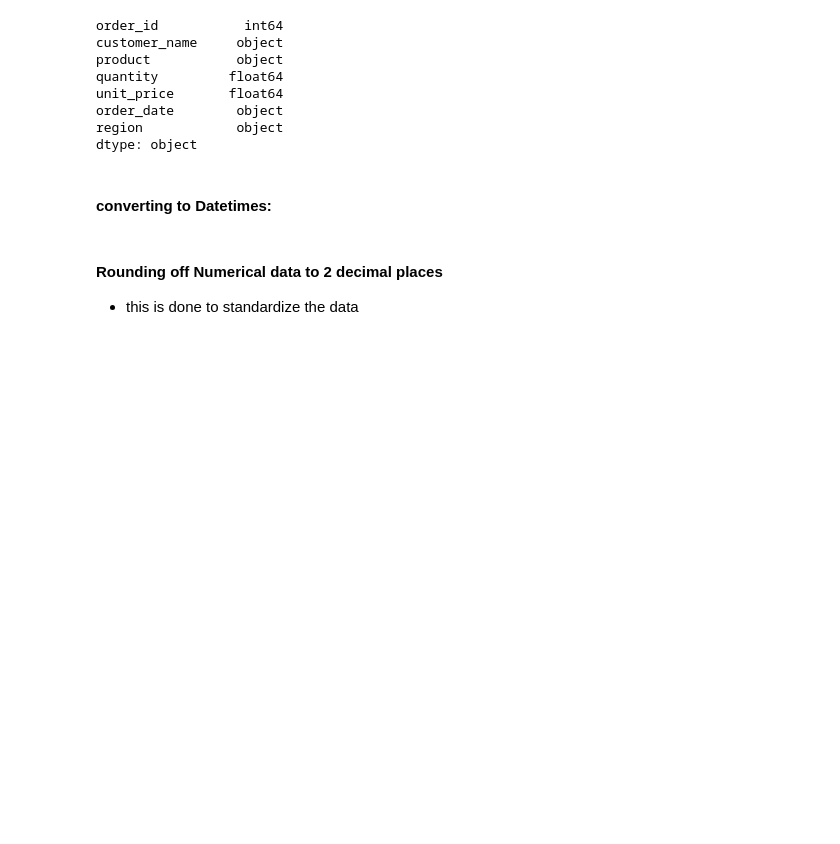
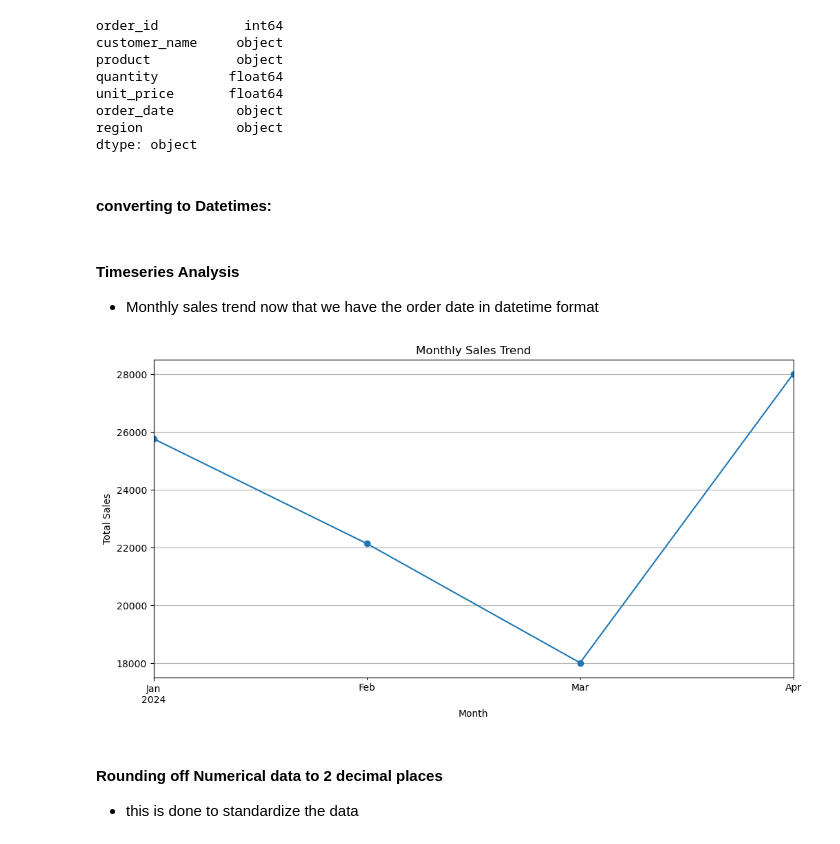
Before and after one commit to TanveerD1/ETL_Midterm_Tanveer_752, a Jupyter notebook: etl_transform.ipynb, the cells around one changed output. Cells and saved outputs as stored; diff of their text form; code cells hidden in the pictures; blank space fills up the shorter version.

```diff
--- a/etl_transform.ipynb
+++ b/etl_transform.ipynb
@@ -134,6 +155,20 @@ dtype: object
 # %%
 rawCleaned['order_date'] = pd.to_datetime(rawCleaned['order_date'])
 incCleaned['order_date'] = pd.to_datetime(incCleaned['order_date'])
+# %% [markdown]
+#### Timeseries Analysis
+- Monthly sales trend now that we have the order date in datetime format
+# %%
+monthly_sales = rawCleaned.groupby(rawCleaned['order_date'].dt.to_period('M'))['total_price'].sum()
+plt.figure(figsize=(12, 6))
+monthly_sales.plot(kind='line', marker='o')
+plt.title('Monthly Sales Trend')
+plt.xlabel('Month')
+plt.ylabel('Total Sales')
+plt.grid(True)
+plt.show()
+# %% [output]
+[figure, added]
 # %% [markdown]
 #### Rounding off Numerical data to 2 decimal places
 - this is done to standardize the data
```
Also changed, not shown: parts of 16 cells of this notebook.
